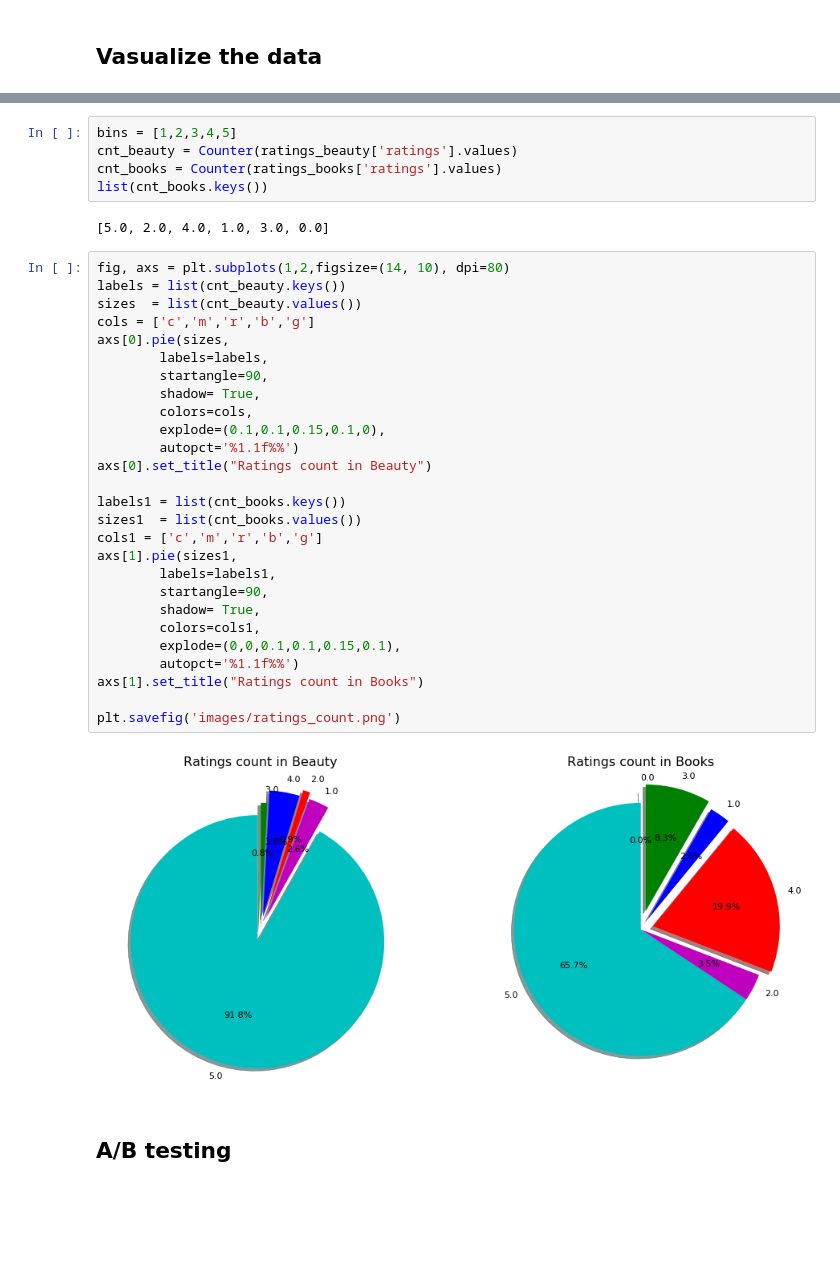
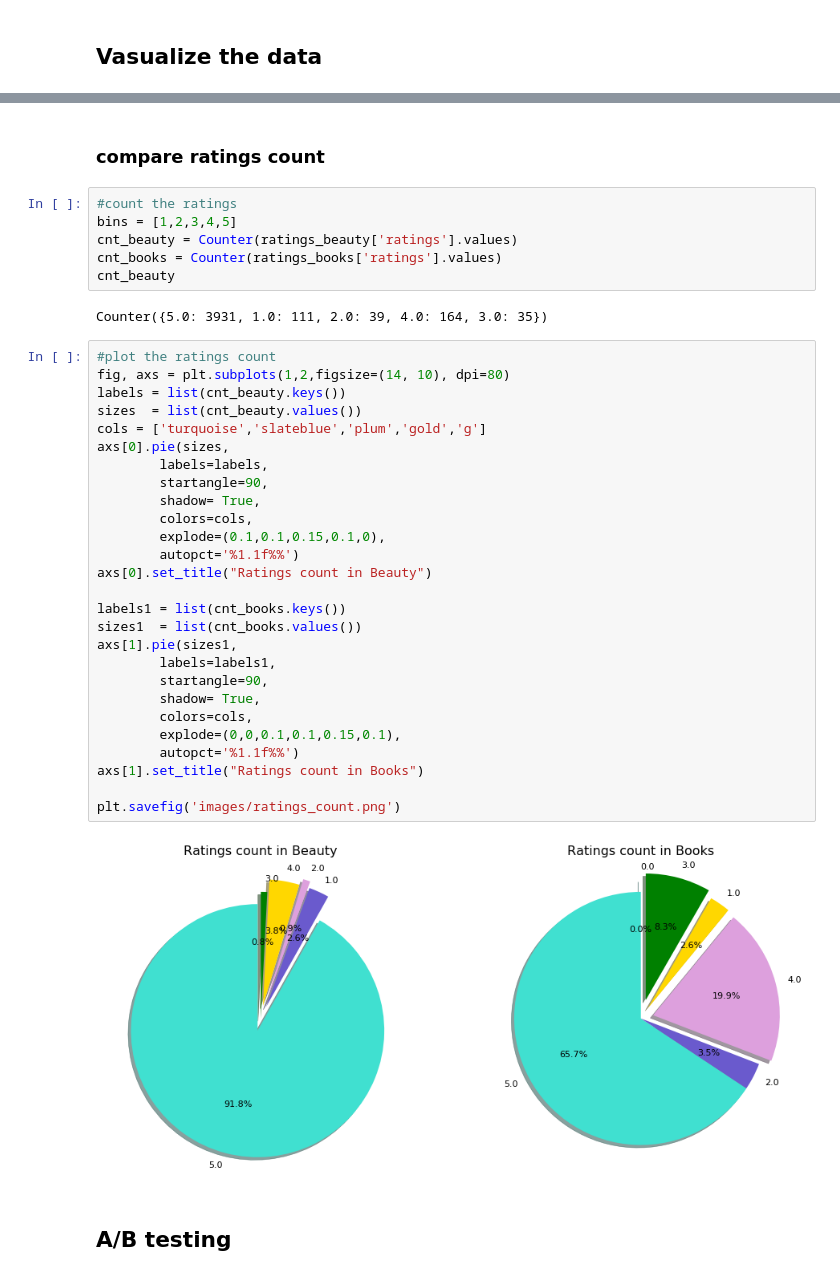
Before and after one commit to Nicole-LijuanChen/Patterns-in-Amazon-customer-ratings, a Jupyter notebook: data-cleaning.ipynb, the cells around one changed output, grey strips where cells are left out. Cells and saved outputs as stored; diff of their text form; blank space fills up the shorter version.

Commit message:
edit some images

```diff
--- a/data-cleaning.ipynb
+++ b/data-cleaning.ipynb
@@ -194,39 +228,42 @@ Text(0.5, 1.0, 'Distribution of ratings in Beauty')
+# %% [markdown]
+### compare ratings count
 # %%
+#count the ratings
 bins = [1,2,3,4,5]
 cnt_beauty = Counter(ratings_beauty['ratings'].values)
 cnt_books = Counter(ratings_books['ratings'].values)
-list(cnt_books.keys())
+cnt_beauty
 # %% [output]
-[5.0, 2.0, 4.0, 1.0, 3.0, 0.0]
+Counter({5.0: 3931, 1.0: 111, 2.0: 39, 4.0: 164, 3.0: 35})
 # %%
+#plot the ratings count
 fig, axs = plt.subplots(1,2,figsize=(14, 10), dpi=80)
 labels = list(cnt_beauty.keys())
 sizes  = list(cnt_beauty.values())
-cols = ['c','m','r','b','g']
+cols = ['turquoise','slateblue','plum','gold','g']
 axs[0].pie(sizes,
         labels=labels,
         startangle=90,
         shadow= True,
         colors=cols,
         explode=(0.1,0.1,0.15,0.1,0),
         autopct='%1.1f%%')
 axs[0].set_title("Ratings count in Beauty")
 
 labels1 = list(cnt_books.keys())
 sizes1  = list(cnt_books.values())
-cols1 = ['c','m','r','b','g']
 axs[1].pie(sizes1,
         labels=labels1,
         startangle=90,
         shadow= True,
-        colors=cols1,
+        colors=cols,
         explode=(0,0,0.1,0.1,0.15,0.1),
         autopct='%1.1f%%')
 axs[1].set_title("Ratings count in Books")
 
 plt.savefig('images/ratings_count.png')
 # %% [output]
-[figure, old version]
+[figure, new version]
 # %% [markdown]
 ## A/B testing
 # %% [markdown]
```
Also changed, not shown: parts of 17 cells of this notebook, 3 other files.
